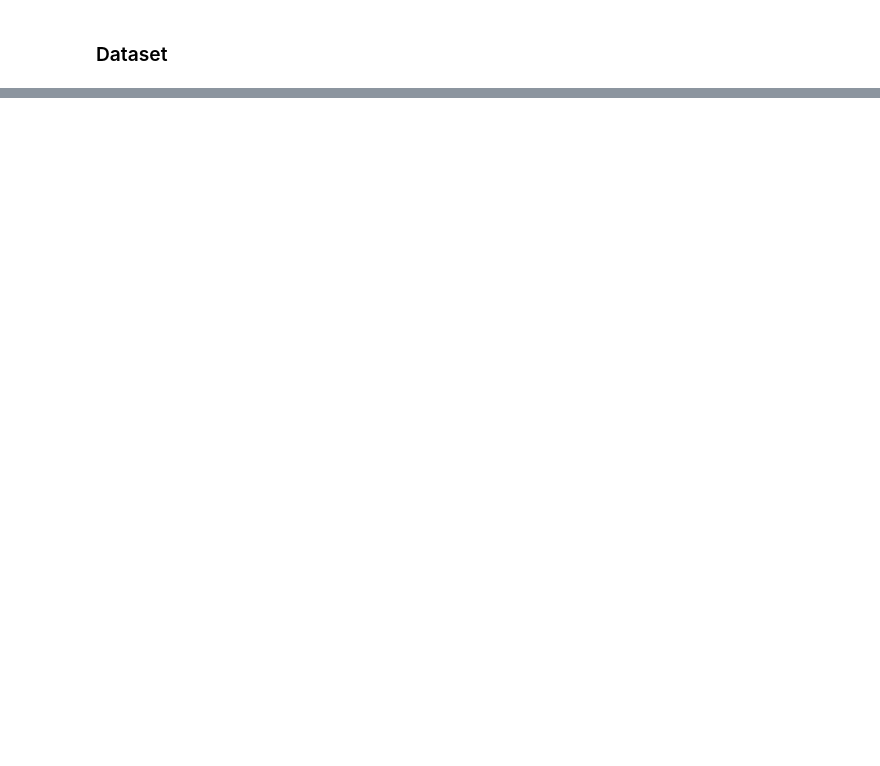
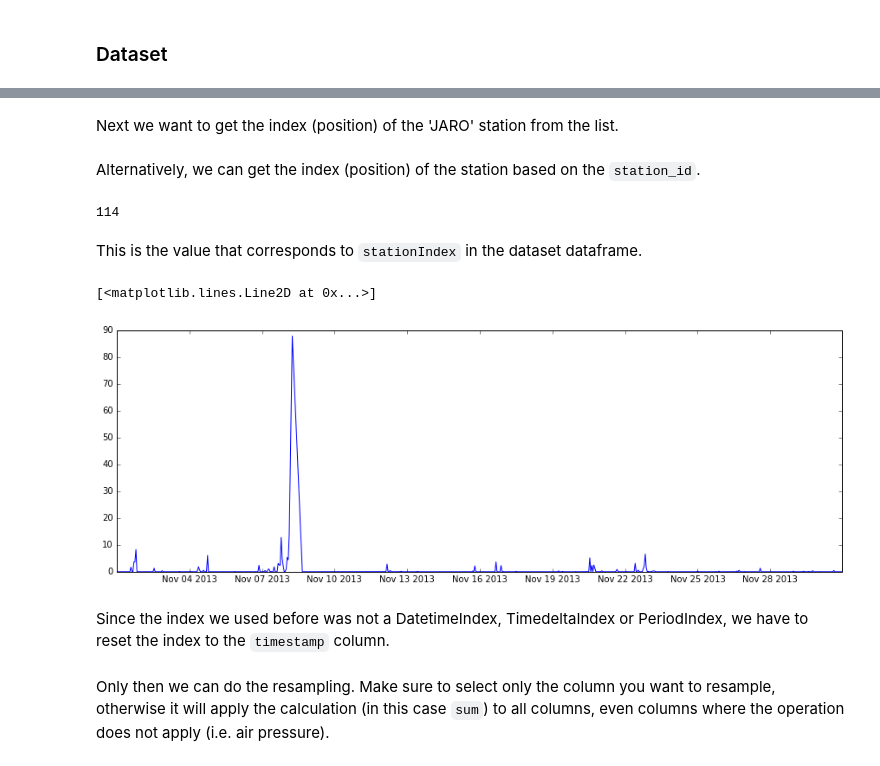
Before and after one commit to IreneCrisologo/irenecrisologo, a Jupyter notebook: ASTI_AWS/reading asti aws dataset.ipynb, the cells around one changed output, grey strips where cells are left out. Cells and saved outputs as stored; diff of their text form; code cells hidden in the pictures; blank space fills up the shorter version.

```diff
--- a/ASTI_AWS/reading asti aws dataset.ipynb
+++ b/ASTI_AWS/reading asti aws dataset.ipynb
@@ -111,0 +152,2 @@ pl.plot(df['timestamp'][1],df['rainfall_amount'][1])
+# %% [markdown]
+Next we want to get the index (position) of the 'JARO' station from the list.
@@ -111,0 +156,20 @@ pl.plot(df['timestamp'][1],df['rainfall_amount'][1])
+# %% [markdown]
+Alternatively, we can get the index (position) of the station based on the `station_id`.
+# %%
+stn_idx = np.where(af['station_id'] == 179)[0][0]
+# %%
+print stn_idx
+# %% [output]
+114
+# %% [markdown]
+This is the value that corresponds to `stationIndex` in the dataset dataframe.
+# %%
+df_station = df.loc[stn_idx]
+# %%
+fig = pl.figure(figsize=(15,5))
+pl.plot(df_station['timestamp'],df_station['rainfall_amount'])
+# %% [output]
+[<matplotlib.lines.Line2D at 0x...>]
+[figure, added]
+# %% [markdown]
+Since the index we used before was not a DatetimeIndex, TimedeltaIndex or PeriodIndex, we have to reset the index to the `timestamp` column.
@@ -111,0 +178,2 @@ pl.plot(df['timestamp'][1],df['rainfall_amount'][1])
+# %% [markdown]
+Only then we can do the resampling. Make sure to select only the column you want to resample, otherwise it will apply the calculation (in this case `sum`) to all columns, even columns where the operation does not apply (i.e. air pressure).
```
Also changed, not shown: parts of 29 cells of this notebook.
